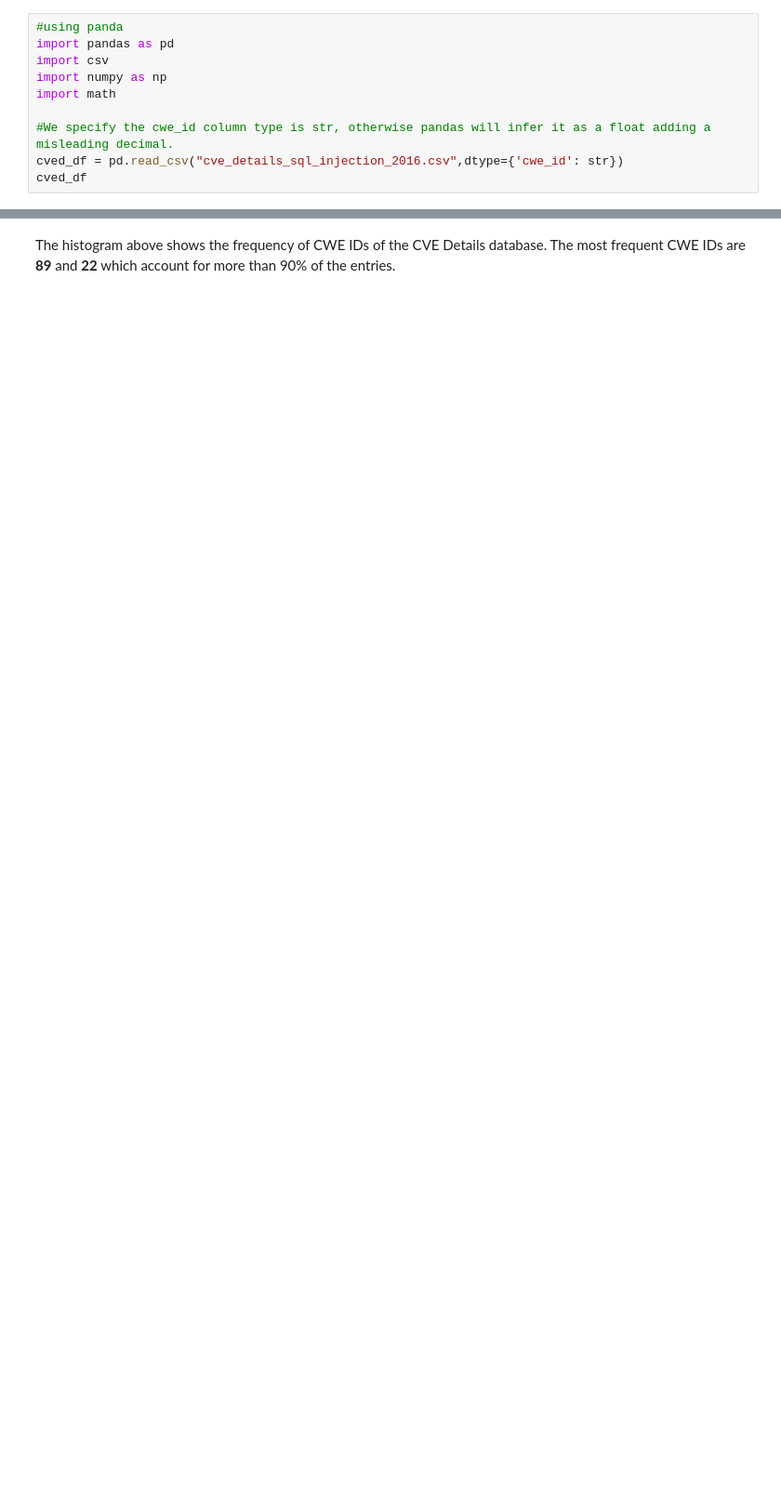
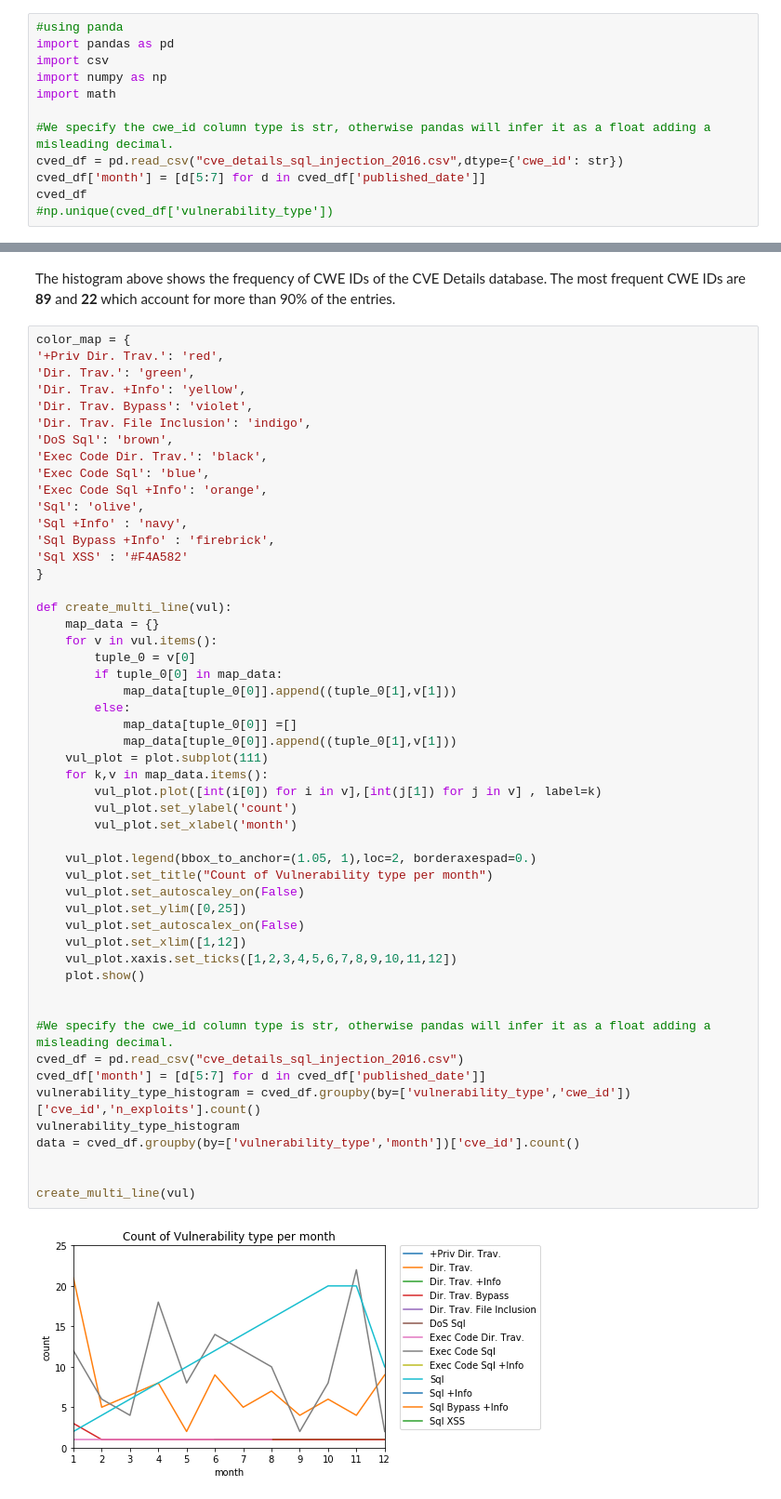
Before and after one commit to sailuh/perceive, a Jupyter notebook: Notebooks/CVE_Details/cve_details_introduction.ipynb, the cells around one changed output, grey strips where cells are left out. Shown: that part at 93% size. Drawn from its saved outputs; the diff is of its cells as text; blank space fills up the shorter version.

Commit message:
Visualization for count of vulnerability types per month

```diff
--- a/Notebooks/CVE_Details/cve_details_introduction.ipynb
+++ b/Notebooks/CVE_Details/cve_details_introduction.ipynb
@@ -11,7 +11,9 @@ import math
 
 #We specify the cwe_id column type is str, otherwise pandas will infer it as a float adding a misleading decimal.
 cved_df = pd.read_csv("cve_details_sql_injection_2016.csv",dtype={'cwe_id': str})
+cved_df['month'] = [d[5:7] for d in cved_df['published_date']]
 cved_df
+#np.unique(cved_df['vulnerability_type'])
 # %% [output]
 |  | cve_id | cwe_id | n_exploits | vulnerability_type | published_date | updated_date | description | score | ... |
 | 0 | CVE-2016-1000217 | 89 | NaN | Sql | 2016-10-06 | 2016-12-22 | Zotpress plugin for WordPress SQL... | 7.5 | ... |
@@ -198,3 +204,56 @@ show(p)
 [interactive output not drawn]
 # %% [markdown]
 The histogram above shows the frequency of CWE IDs of the CVE Details database. The most frequent CWE IDs are **89** and **22** which account for more than 90% of the entries.
+# %%
+color_map = {
+'+Priv Dir. Trav.': 'red',
+'Dir. Trav.': 'green',
+'Dir. Trav. +Info': 'yellow',
+'Dir. Trav. Bypass': 'violet',
+'Dir. Trav. File Inclusion': 'indigo',
+'DoS Sql': 'brown',
+'Exec Code Dir. Trav.': 'black',
+'Exec Code Sql': 'blue',
+'Exec Code Sql +Info': 'orange',
+'Sql': 'olive',
+'Sql +Info' : 'navy',
+'Sql Bypass +Info' : 'firebrick',
+'Sql XSS' : '#F4A582'
+}
+
+def create_multi_line(vul):
+    map_data = {}
+    for v in vul.items():
+        tuple_0 = v[0]
+        if tuple_0[0] in map_data:
+            map_data[tuple_0[0]].append((tuple_0[1],v[1]))
+        else:
+            map_data[tuple_0[0]] =[]
+            map_data[tuple_0[0]].append((tuple_0[1],v[1]))
+    vul_plot = plot.subplot(111)
+    for k,v in map_data.items():
+        vul_plot.plot([int(i[0]) for i in v],[int(j[1]) for j in v] , label=k)
+        vul_plot.set_ylabel('count')
+        vul_plot.set_xlabel('month')
+
+    vul_plot.legend(bbox_to_anchor=(1.05, 1),loc=2, borderaxespad=0.)
+    vul_plot.set_title("Count of Vulnerability type per month")
+    vul_plot.set_autoscaley_on(False)
+    vul_plot.set_ylim([0,25])
+    vul_plot.set_autoscalex_on(False)
+    vul_plot.set_xlim([1,12])
+    vul_plot.xaxis.set_ticks([1,2,3,4,5,6,7,8,9,10,11,12])
+    plot.show()
+
+
+#We specify the cwe_id column type is str, otherwise pandas will infer it as a float adding a misleading decimal.
+cved_df = pd.read_csv("cve_details_sql_injection_2016.csv")
+cved_df['month'] = [d[5:7] for d in cved_df['published_date']]
+vulnerability_type_histogram = cved_df.groupby(by=['vulnerability_type','cwe_id'])['cve_id','n_exploits'].count()
+vulnerability_type_histogram
+data = cved_df.groupby(by=['vulnerability_type','month'])['cve_id'].count()
+
+
+create_multi_line(vul)
+# %% [output]
+[figure, added]
```
Also changed, not shown: parts of 3 cells of this notebook.
